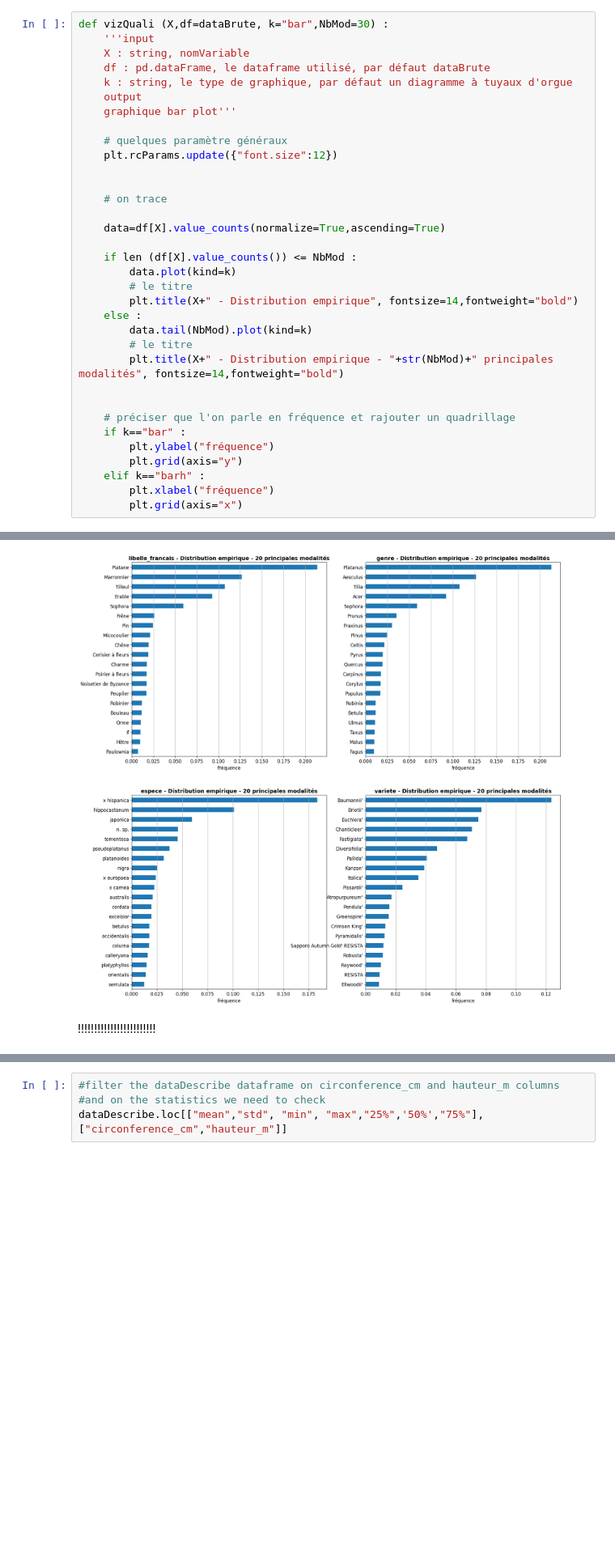
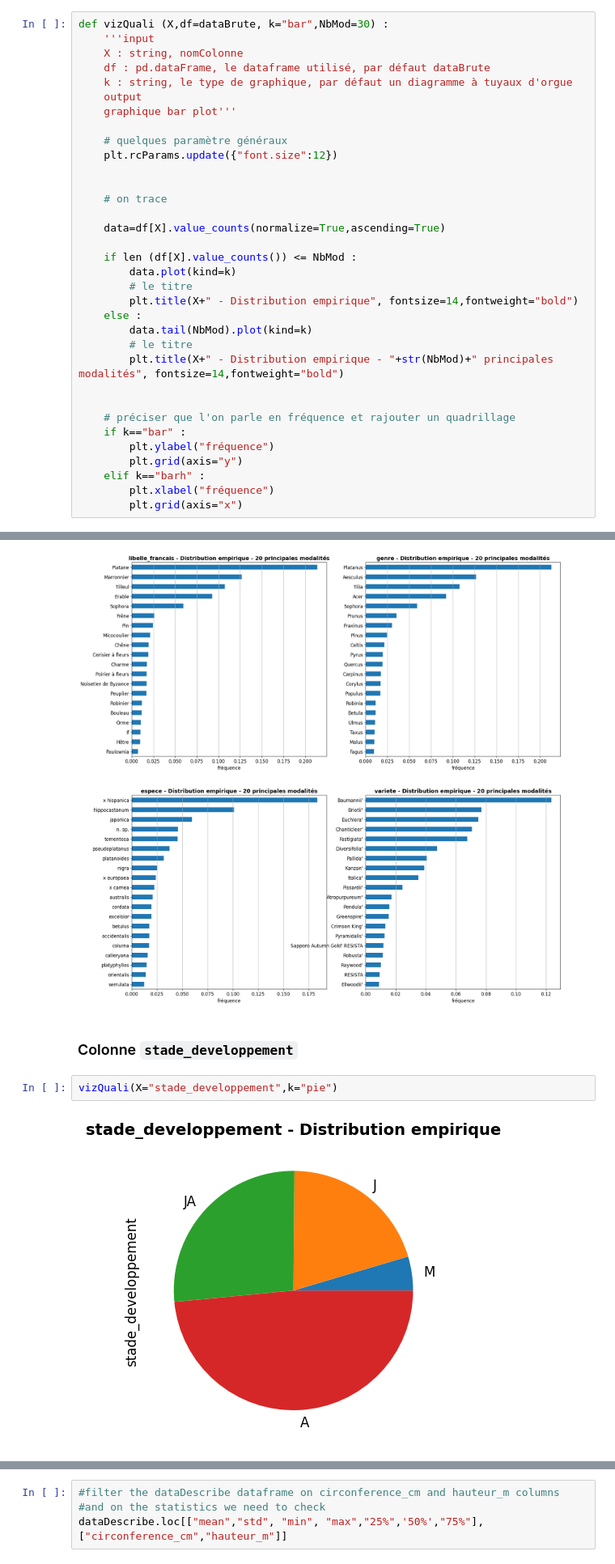
Before and after one commit to ClementPatin/OC-P2, a Jupyter notebook: Patin_Clement_1_notebook_032023.ipynb, the cells around one changed output, grey strips where cells are left out. Shown at 81% size. Drawn from its saved outputs; the diff is of its cells as text; blank space fills up the shorter version.

```diff
--- a/Patin_Clement_1_notebook_032023.ipynb
+++ b/Patin_Clement_1_notebook_032023.ipynb
@@ -270,7 +270,7 @@ Dans les cas des colonnes comportants **beaucoup de modalités**, on pourra affi
 # %%
 def vizQuali (X,df=dataBrute, k="bar",NbMod=30) :
     '''input
-    X : string, nomVariable
+    X : string, nomColonne
     df : pd.dataFrame, le dataframe utilisé, par défaut dataBrute
     k : string, le type de graphique, par défaut un diagramme à tuyaux d'orgue
     output
@@ -490,5 +490,9 @@ for X in list :
 # %% [output]
 [figure]
 # %% [markdown]
-!!!!!!!!!!!!!!!!!!!!!!!!
+### Colonne `stade_developpement`
+# %%
+vizQuali(X="stade_developpement",k="pie")
+# %% [output]
+[figure, added]
 # %% [markdown]
```
Also changed, not shown: parts of 50 cells of this notebook.
